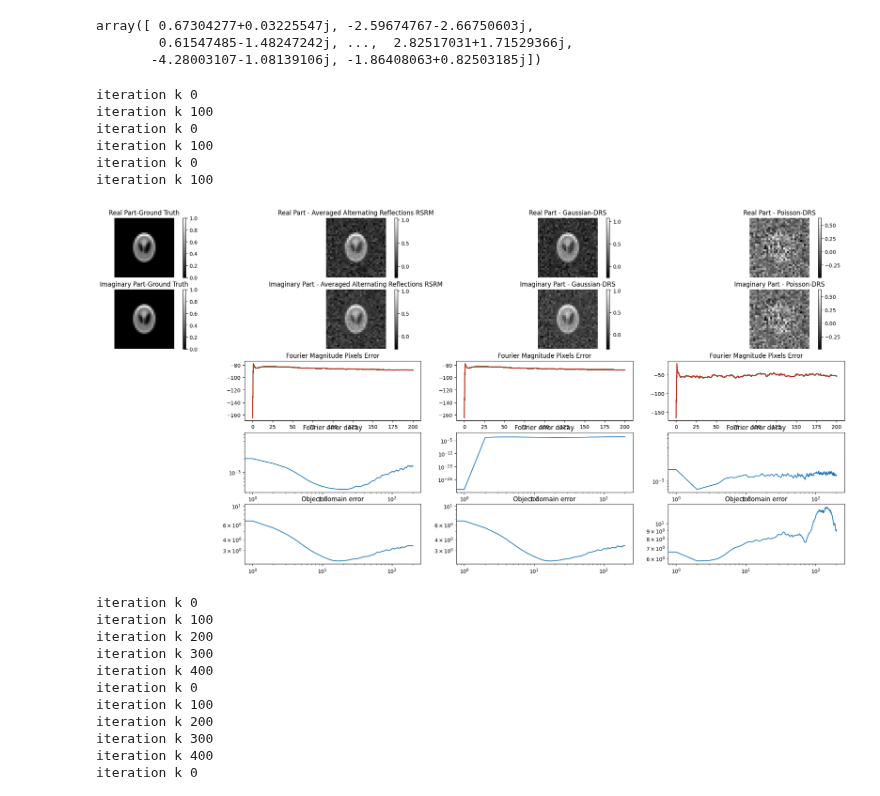
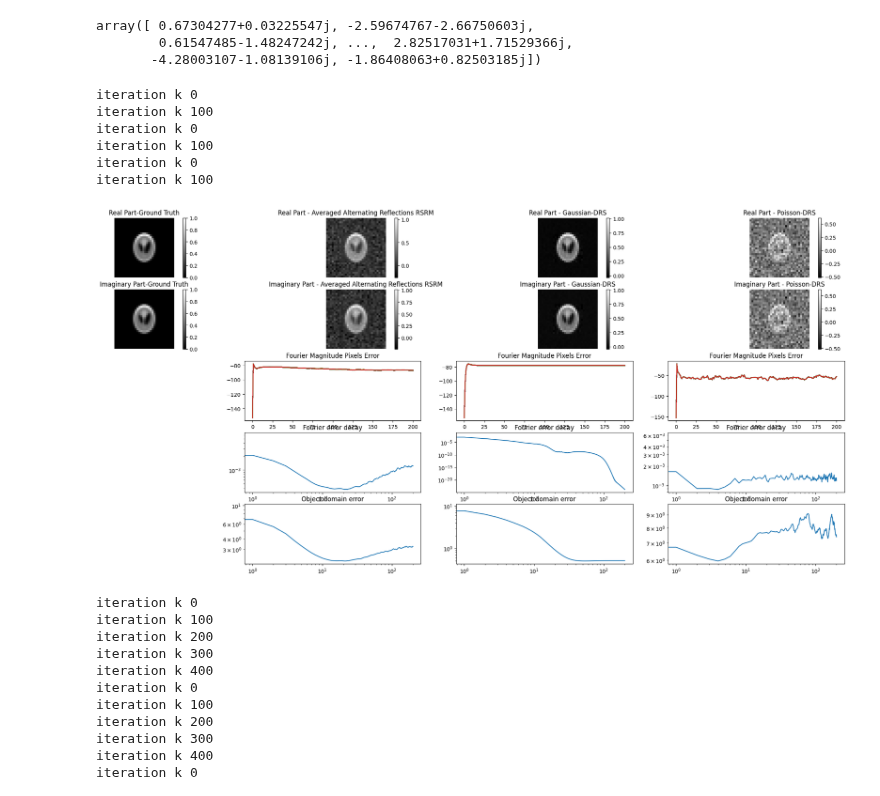
Before and after one commit to JeremieSefo/PhaseRetrievalMirror, a Jupyter notebook: retrieve phase.ipynb, the cells around one changed output. Cells and saved outputs as stored; diff of their text form; code cells hidden in the pictures.

Commit message:
Non convity. DRS outperforms noisy AAR for randomly sampled A

```diff
--- a/retrieve phase.ipynb
+++ b/retrieve phase.ipynb
@@ -133,35 +133,35 @@ Algos = ['Averaged Alternating Reflections RSRM',   'Gaussian-DRS', 'Poisson-DRS
 Algos_group.append(Algos)
 
 for Algos in Algos_group:
     for i in idx:
         X_sols = []
         x_true = true_images[i]
         x_true_vect = x_true.reshape(Nx * Ny, )
         maxiter = 200
         kappa  = 0.9
         xi = 12
         noise_lvl = 1.e-1
         noise_lvl_init = 1.e+1 #If not 0, iterative projections algo: ER, HIO, even AAR stagnate at local minima. error is 1e-7 instead of 1e-37 for instance
         meas, noise = me.gauss_noisy_meas(x_true_vect, noise_lvl , A)()
         meas = meas.flatten()
         L = 1 * op.smoothnessPara_L(A.Matrix, noise)
         #print("meas", meas)
         x0 = op.initialise(n, meas, A.Matrix, type ='Gaussian', real = 1, imag = 1, x_true_vect = x_true_vect, mask = mask, noise_lvl = noise_lvl_init**(0.5) )
         for Algo in Algos:
             map = op.operators(algo = Algo, meas = meas, A = A, mask = mask)
             x_sols, space = solve.phase_retrieval(L, kappa, xi, Algo, map, mask, n, A,  A.Matrix, A.p_inv, meas, maxiter, x0,
-                                                  x_true_vect, IO_OO_HIO_beta = [1, 1., 1.], TvIter = 10, TvAlpha = 0.0, rho_Gau_Poi = [[0., 0.5], .1] ) #Gaussion rho = .5 outperforms AAR
+                                                  x_true_vect, IO_OO_HIO_beta = [1, 1., 1.], TvIter = 10, TvAlpha = 0.0, rho_Gau_Poi = [[1., 0.5], .1] ) #Gaussion rho = .5 outperforms AAR
                                                                                                                 #np.conj(A.Matrix).T #TvAlpha = 0.045 # poisson TvAlpha =0.02 #  Don't regularise Fourier
             X_sols.append(x_sols)
         phase_retrie_plots(i, true_images, X_sols, map, A, meas, maxiter, space, Algos)
 # %% [output]
 iteration k 0
 iteration k 100
 iteration k 0
 iteration k 100
 iteration k 0
 iteration k 100
-[figure, old version]
+[figure, new version]
 # %%
 from DisplayAlternate import phase_retrie_plots_alternate
 idx = [3]#np.arange(len(true_images)) #[0, 1] # np.arange(1)
```
